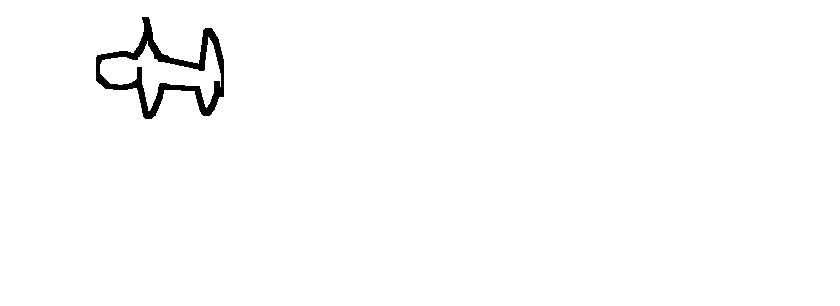
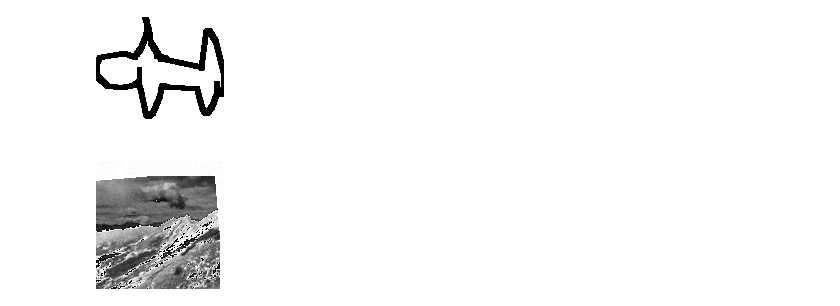
Before and after one commit to poupeaua/halfcircle-clf, a Jupyter notebook: notebooks/random.ipynb, the cells around one changed output. Cells and saved outputs as stored; diff of their text form; code cells hidden in the pictures; blank space fills up the shorter version.

```diff
--- a/notebooks/random.ipynb
+++ b/notebooks/random.ipynb
@@ -70,3 +68,23 @@ image_crop = transform(image)
 image_crop
 # %% [output]
 [figure]
+# %%
+# Read image
+# image = Image.open('../data/halfcircle-images/halfcircle_0.png')
+image = Image.open('../data/other/quick_draw_subset/airplane/airplane_4527275041095680.png')
+image = Image.open('../data/other/picsum/picsum_5.png')
+
+
+# create an transform for crop the image
+# 300px height and 600px wide
+transform = TRAIN_TRANSFORMS
+
+# use above created transform to crop
+# the image
+image_crop = transform(image)
+
+# display result
+img = transforms.ToPILImage()(image_crop)
+img
+# %% [output]
+[figure, added]
```
Also changed, not shown: parts of 8 cells of this notebook, 7 other files.
